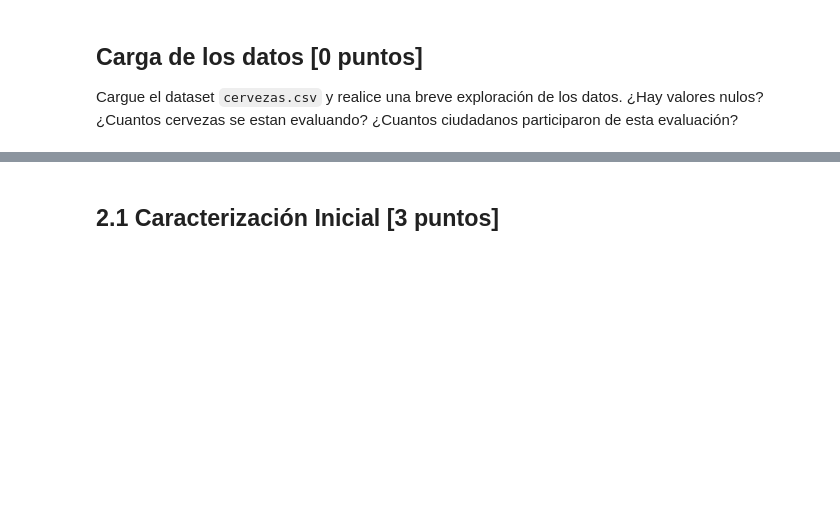
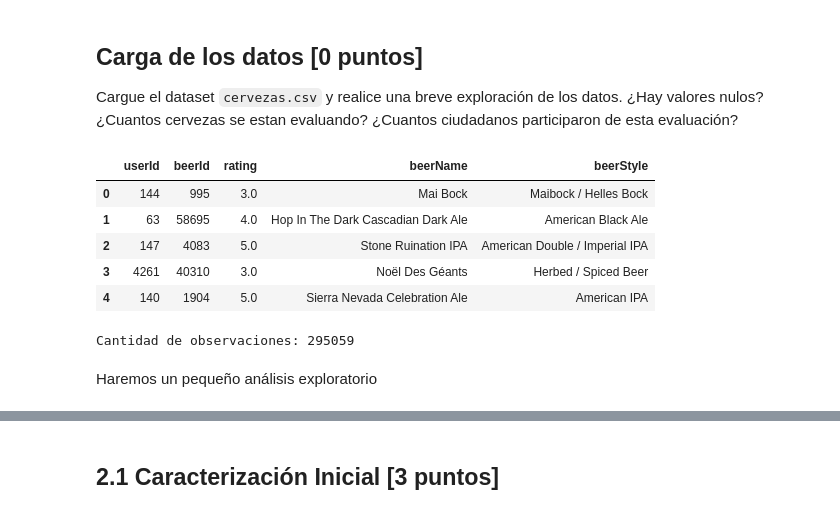
Before and after one commit to ElLuquitas/MDS7202-labs, a Jupyter notebook: lab8/Lab_8_Enunciado.ipynb, the cells around one changed output, grey strips where cells are left out. Saved outputs shown, nothing was run; the diff lists cells and outputs as text; code cells hidden in the pictures; blank space fills up the shorter version.

```diff
--- a/lab8/Lab_8_Enunciado.ipynb
+++ b/lab8/Lab_8_Enunciado.ipynb
@@ -798,0 +860,15 @@ Cargue el dataset `cervezas.csv` y realice una breve exploración de los datos.
+# %%
+df_cervezas = pd.read_csv('cervezas.csv')
+display(df_cervezas.head())
+
+print(f'\nCantidad de observaciones: {df_cervezas.shape[0]}')
+# %% [output]
+|  | userId | beerId | rating | beerName | beerStyle |
+| 0 | 144 | 995 | 3.0 | Mai Bock | Maibock / Helles Bock |
+| 1 | 63 | 58695 | 4.0 | Hop In The Dark Cascadian Dark Ale | American Black Ale |
+| 2 | 147 | 4083 | 5.0 | Stone Ruination IPA | American Double / Imperial IPA |
+| 3 | 4261 | 40310 | 3.0 | Noël Des Géants | Herbed / Spiced Beer |
+| 4 | 140 | 1904 | 5.0 | Sierra Nevada Celebration Ale | American IPA |
+Cantidad de observaciones: 295059
+# %% [markdown]
+Haremos un pequeño análisis exploratorio
```
Also changed, not shown: parts of 24 cells of this notebook.
